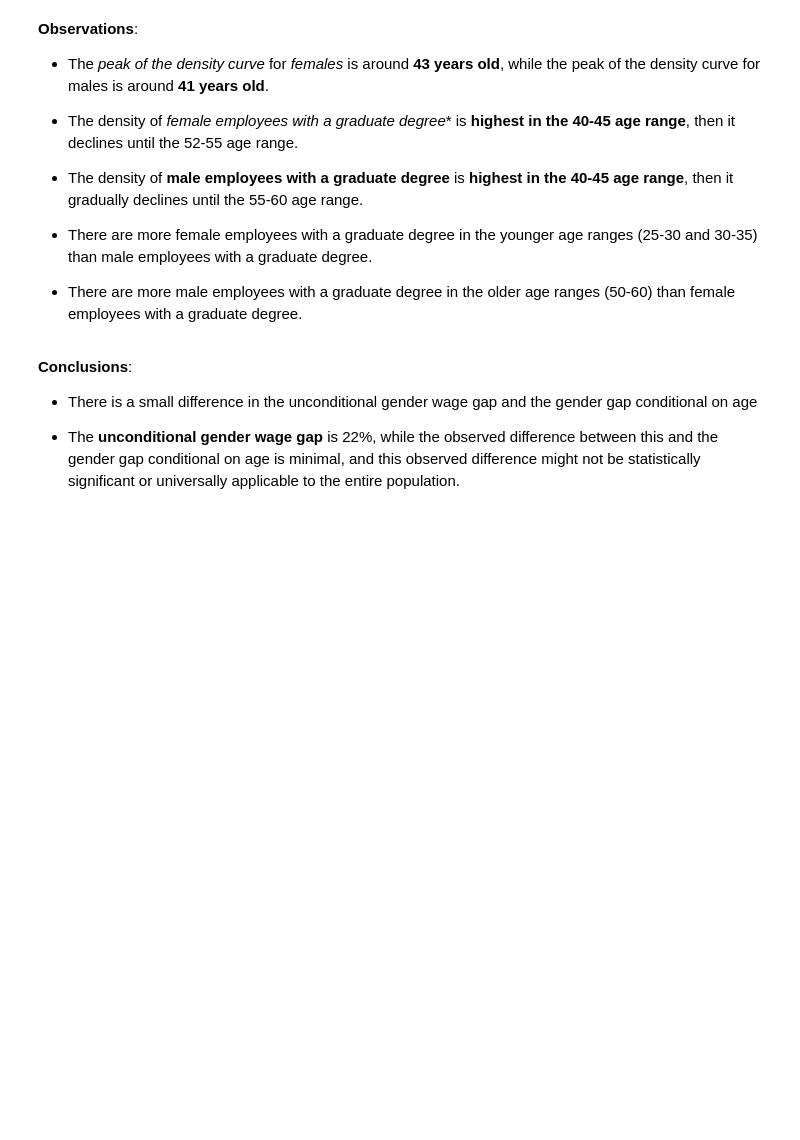
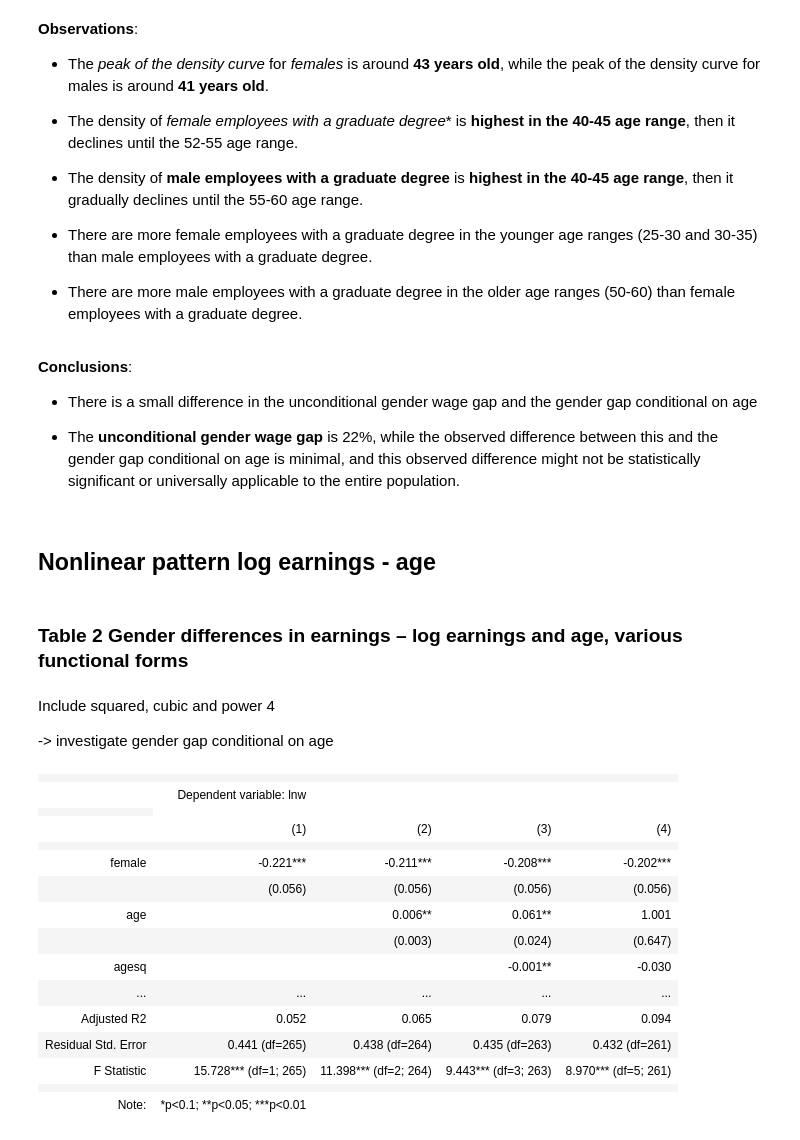
Before and after one commit to Alejandra-savagebriz/DA2, a Jupyter notebook: DA2_Assignment1.ipynb, the cells around one changed output. Cells and saved outputs as stored; diff of their text form; code cells hidden in the pictures; blank space fills up the shorter version.

Commit message:
Addition of nonlinear pattern model

```diff
--- a/DA2_Assignment1.ipynb
+++ b/DA2_Assignment1.ipynb
@@ -853,3 +853,42 @@ The population is older overall and there are more women than men in the older a
 
 
 - The __unconditional gender wage gap__ is 22%, while the observed difference between this and the gender gap conditional on age is minimal, and this observed difference might not be statistically significant or universally applicable to the entire population.
+# %% [markdown]
+## Nonlinear pattern log earnings - age
+# %% [markdown]
+### Table 2 Gender differences in earnings – log earnings and age, various functional forms
+# %% [markdown]
+Include squared, cubic and power 4
+
+-> investigate gender gap conditional on age
+# %%
+cps["agesq"] = np.power(cps["age"], 2)
+cps["agecu"] = np.power(cps["age"], 3)
+cps["agequ"] = np.power(cps["age"], 4)
+# %%
+reg4 = smf.ols(formula="lnw~female", data=cps).fit(cov_type="HC1") #unconditional
+reg5 = smf.ols(formula="lnw~female+age", data=cps).fit(cov_type="HC1") #age enters linearly
+reg6 = smf.ols(formula="lnw~female+age+agesq", data=cps).fit(cov_type="HC1") #add quadratic
+reg7 = smf.ols(formula="lnw~female+age+agesq+agecu+agequ", data=cps).fit(cov_type="HC1") #4-th order polynomial
+# %%
+stargazer = Stargazer([reg4, reg5, reg6, reg7])
+stargazer.covariate_order(["female", "age", "agesq", "agecu", "agequ", "Intercept"])
+stargazer.rename_covariates({"Intercept": "Constant"})
+stargazer
+# %% [output]
+|  |  |  |  |  |
+|  | Dependent variable: lnw |  |  |  |
+|  |
+|  | (1) | (2) | (3) | (4) |
+|  |  |  |  |  |
+| female | -0.221*** | -0.211*** | -0.208*** | -0.202*** |
+|  | (0.056) | (0.056) | (0.056) | (0.056) |
+| age |  | 0.006** | 0.061** | 1.001 |
+|  |  | (0.003) | (0.024) | (0.647) |
+| agesq |  |  | -0.001** | -0.030 |
+| ... | ... | ... | ... | ... |
+| Adjusted R2 | 0.052 | 0.065 | 0.079 | 0.094 |
+| Residual Std. Error | 0.441 (df=265) | 0.438 (df=264) | 0.435 (df=263) | 0.432 (df=261) |
+| F Statistic | 15.728*** (df=1; 265) | 11.398*** (df=2; 264) | 9.443*** (df=3; 263) | 8.970*** (df=5; 261) |
+|  |  |  |  |  |
+| Note: | *p<0.1; **p<0.05; ***p<0.01 |  |  |  |
```
Also changed, not shown: parts of 1 cell of this notebook.
